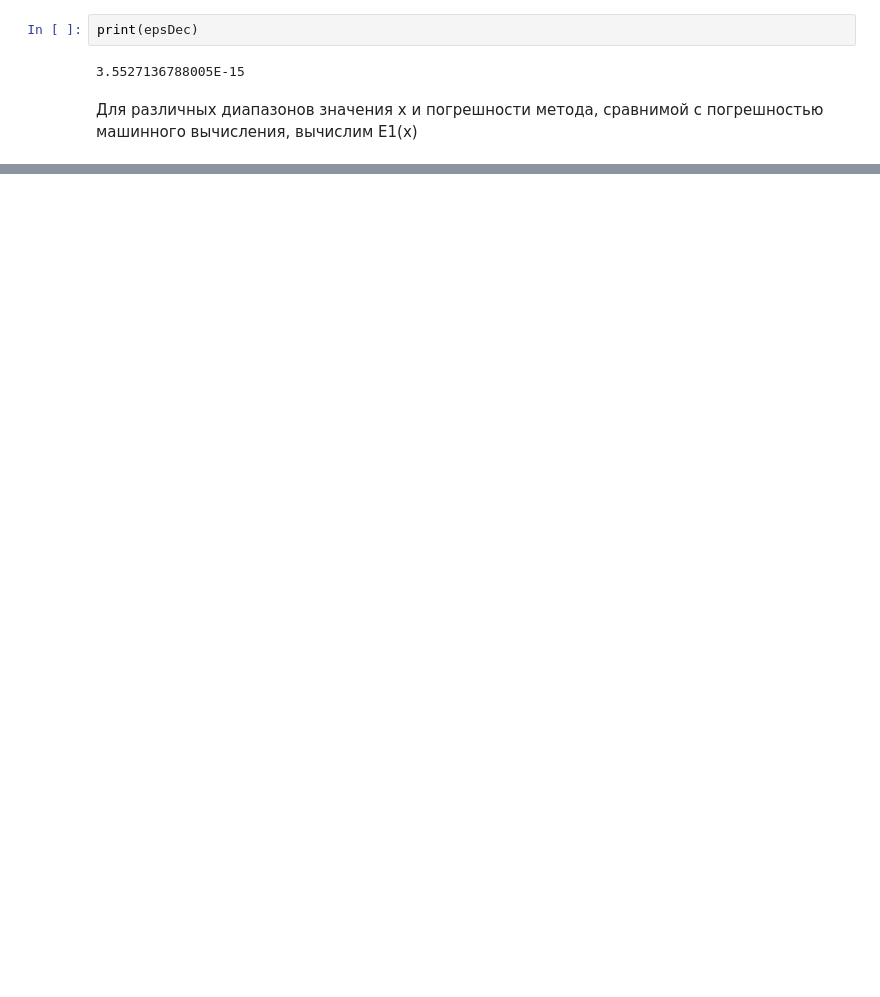
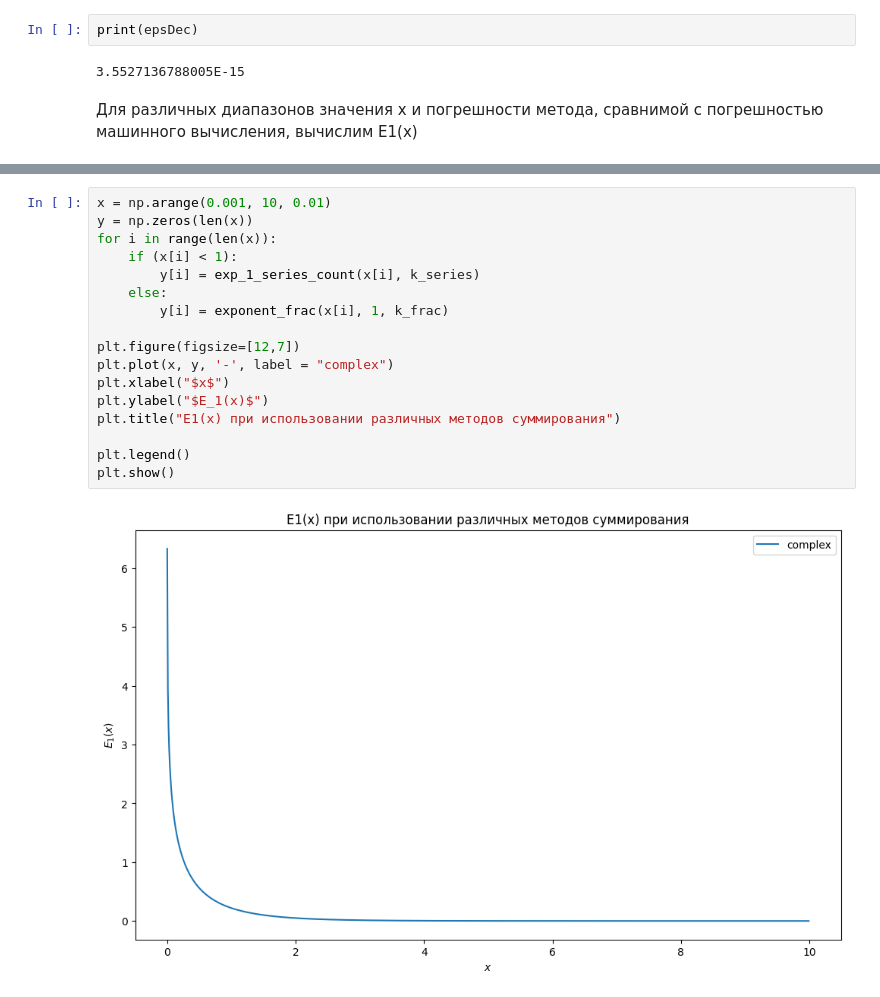
Before and after one commit to Sofia-Sukhova/practice_homework_5sem, a Jupyter notebook: pogreshnosti/pogreshnosti_1.8.ipynb, the cells around one changed output, grey strips where cells are left out. Cells and saved outputs as stored; diff of their text form; blank space fills up the shorter version.

```diff
--- a/pogreshnosti/pogreshnosti_1.8.ipynb
+++ b/pogreshnosti/pogreshnosti_1.8.ipynb
@@ -350,0 +413,19 @@ for i in range(len(x_1)):
+# %%
+x = np.arange(0.001, 10, 0.01)
+y = np.zeros(len(x))
+for i in range(len(x)):
+    if (x[i] < 1):
+        y[i] = exp_1_series_count(x[i], k_series)
+    else:
+        y[i] = exponent_frac(x[i], 1, k_frac)
+
+plt.figure(figsize=[12,7])
+plt.plot(x, y, '-', label = "complex")
+plt.xlabel("$x$")
+plt.ylabel("$E_1(x)$")
+plt.title("E1(х) при использовании различных методов суммирования")
+
+plt.legend()
+plt.show()
+# %% [output]
+[figure, added]
```
Also changed, not shown: parts of 13 cells of this notebook.
